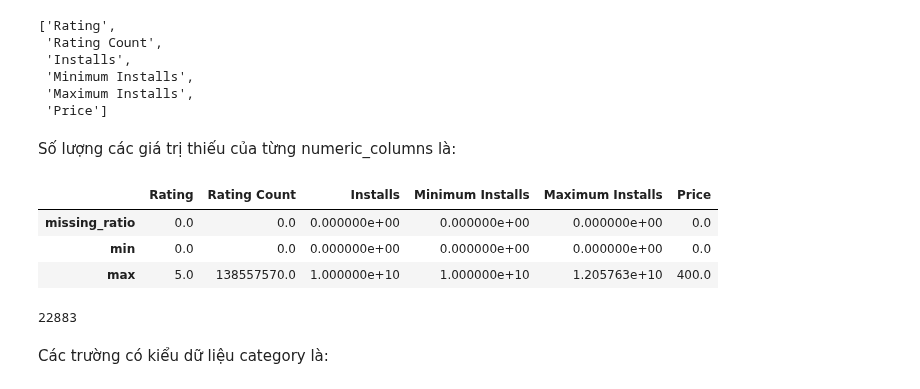
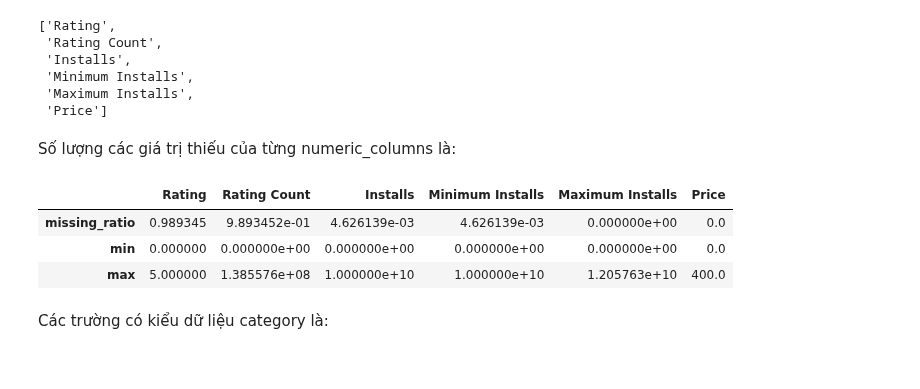
Before and after one commit to ldtpvince/P4DS_FINAL_PJ, a Jupyter notebook: 18120143-18120512.ipynb, the cells around one changed output. Cells and saved outputs as stored; diff of their text form; code cells hidden in the pictures.

Commit message:
fix numeric columns

```diff
--- a/18120143-18120512.ipynb
+++ b/18120143-18120512.ipynb
@@ -199,18 +199,14 @@ numeric_columns
 Số lượng các giá trị thiếu của từng numeric_columns là:
 # %%
 numeric_values = df[numeric_columns]
-numeric_values = numeric_df.agg([missing_ratio, pd.Series.min, pd.Series.max])
+numeric_values = numeric_values.agg([missing_ratio, pd.Series.min, pd.Series.max])
 
 numeric_values
 # %% [output]
 |  | Rating | Rating Count | Installs | Minimum Installs | Maximum Installs | Price |
-| missing_ratio | 0.0 | 0.0 | 0.000000e+00 | 0.000000e+00 | 0.000000e+00 | 0.0 |
-| min | 0.0 | 0.0 | 0.000000e+00 | 0.000000e+00 | 0.000000e+00 | 0.0 |
-| max | 5.0 | 138557570.0 | 1.000000e+10 | 1.000000e+10 | 1.205763e+10 | 400.0 |
+| missing_ratio | 0.989345 | 9.893452e-01 | 4.626139e-03 | 4.626139e-03 | 0.000000e+00 | 0.0 |
+| min | 0.000000 | 0.000000e+00 | 0.000000e+00 | 0.000000e+00 | 0.000000e+00 | 0.0 |
+| max | 5.000000 | 1.385576e+08 | 1.000000e+10 | 1.000000e+10 | 1.205763e+10 | 400.0 |
-# %%
-sum(df['Rating'].isnull())
-# %% [output]
-22883
 # %% [markdown]
 Các trường có kiểu dữ liệu category là:
 # %%
```
